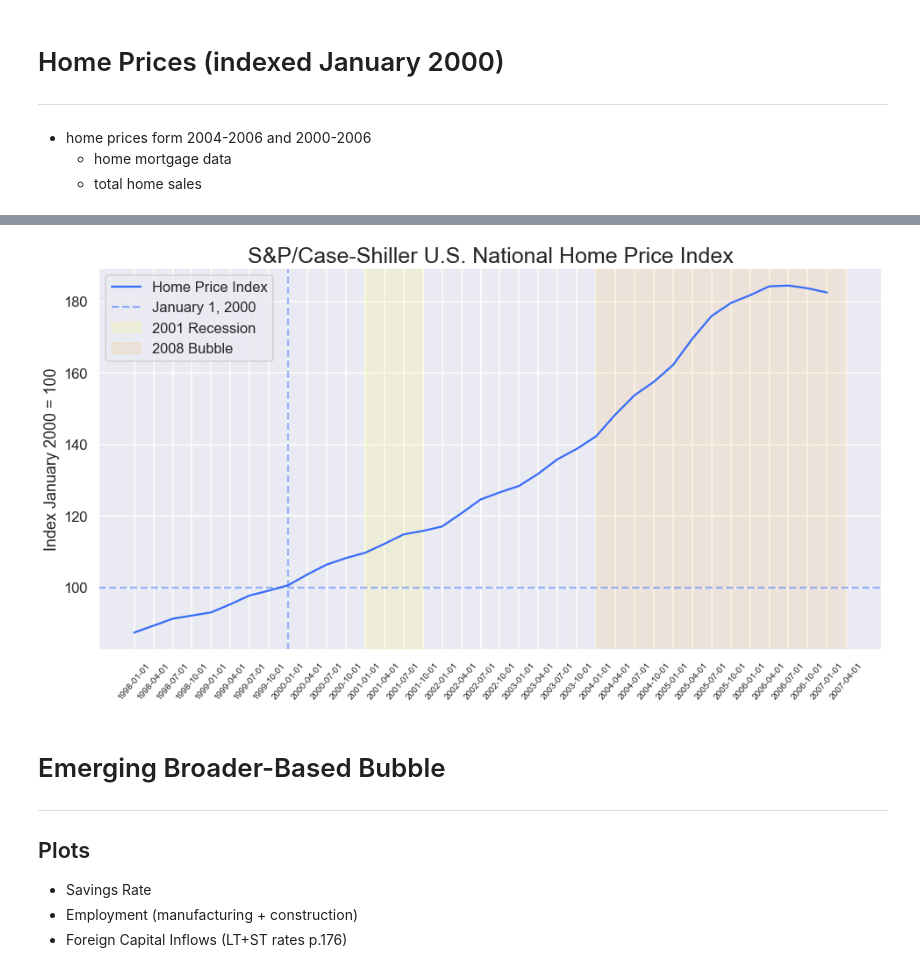
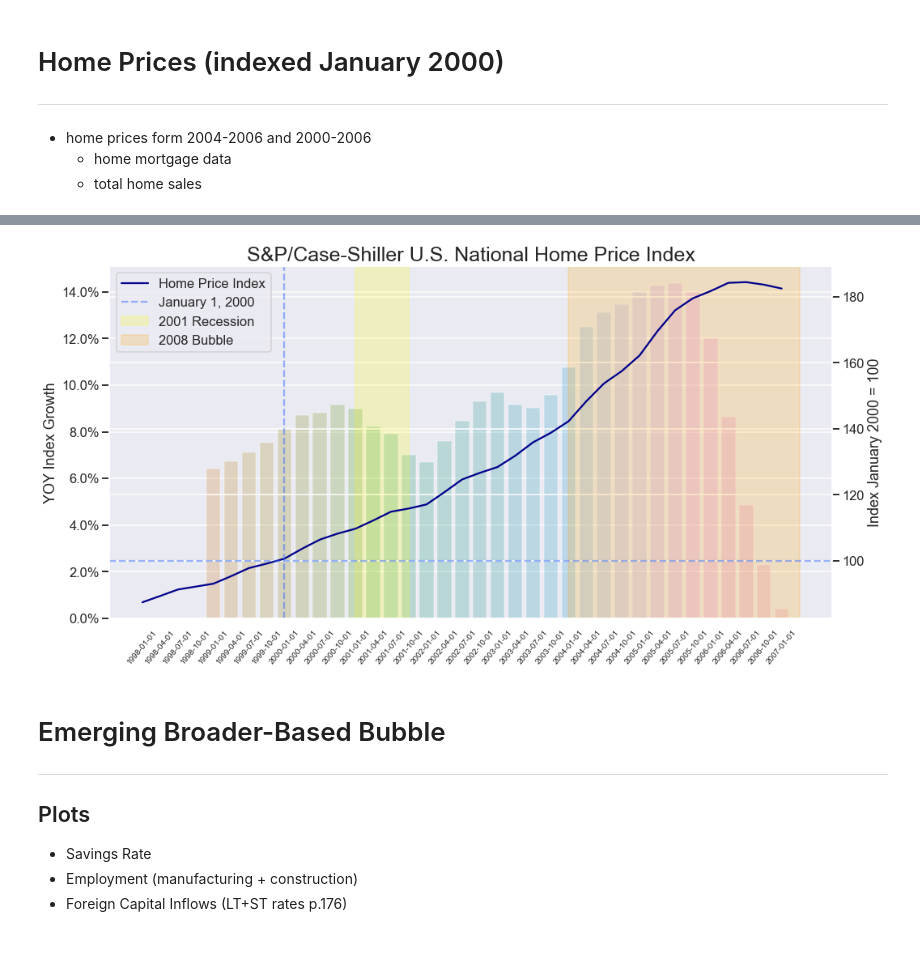
Before and after one commit to bridaniels/Principles_NavigatingBigDebtCrises, a Jupyter notebook: Part2/US_DebtAdjustment/2008_bubble.ipynb, the cells around one changed output, grey strips where cells are left out. Saved outputs shown, nothing was run; the diff lists cells and outputs as text; code cells hidden in the pictures.

Commit message:
2008 Bubble housing price plot

```diff
--- a/Part2/US_DebtAdjustment/2008_bubble.ipynb
+++ b/Part2/US_DebtAdjustment/2008_bubble.ipynb
@@ -148,23 +152,32 @@ df = house.home_price_df()
+# %%
+df['yoy_change'] = (df.CSUSHPINSA - df.CSUSHPINSA.shift(4,axis=0)) / df.CSUSHPINSA.shift(4,axis=0)
 # %%
 jan_idx = pd.to_datetime('2000-01-01').strftime('%Y-%m-%d')
 
 fig, ax = plt.subplots(figsize=(16,8))
 
 ax.set_title("S&P/Case-Shiller U.S. National Home Price Index", fontsize=25)
-sns.lineplot(x=df.index, y=df.CSUSHPINSA, ax=ax, label='Home Price Index')
-ax.axvline(x=jan_idx, linestyle='--', alpha=0.5, label='January 1, 2000')
-ax.axhline(y=100, linestyle='--', alpha=0.5)
-ax.set_ylabel("Index January 2000 = 100")
+sns.barplot(x=df.index, y=df.yoy_change, ax=ax, alpha=0.3, label='YOY index change')
+ax.yaxis.set_major_formatter(PercentFormatter(xmax=1))
+ax.set_ylabel('YOY Index Growth')
 
-ax.axvspan(xmin=c.start_recession01, xmax=c.end_recession01, alpha=0.1, label='2001 Recession',color='yellow')
-ax.axvspan(xmin=c.start_bubble, xmax=c.start_top, alpha=0.1, label='2008 Bubble', color='orange')
+plt.xticks(rotation=50, fontsize=10)
+
+ax2 = ax.twinx()
+sns.lineplot(x=df.index, y=df.CSUSHPINSA, ax=ax2, label='Home Price Index', color='darkblue')
+ax2.axvline(x='2000-01-01', linestyle='--', alpha=0.5, label='January 1, 2000')
+ax2.axhline(y=100, linestyle='--', alpha=0.5)
+ax2.set_ylabel("Index January 2000 = 100")
+
+ax2.axvspan(xmin=c.start_recession01, xmax=c.end_recession01, alpha=0.2, label='2001 Recession',color='yellow')
+ax2.axvspan(xmin=c.start_bubble, xmax=c.start_top, alpha=0.2, label='2008 Bubble', color='orange')
+
+ax2.legend(loc=2)
 
 
-ax.legend(loc=2)
-plt.xticks(rotation=50, fontsize=10)
 plt.show()
 # %% [output]
-[figure, old version]
+[figure, new version]
 # %% [markdown]
 # Emerging Broader-Based Bubble
 ---
```
Also changed, not shown: parts of 1 cell of this notebook, 1 other file.
